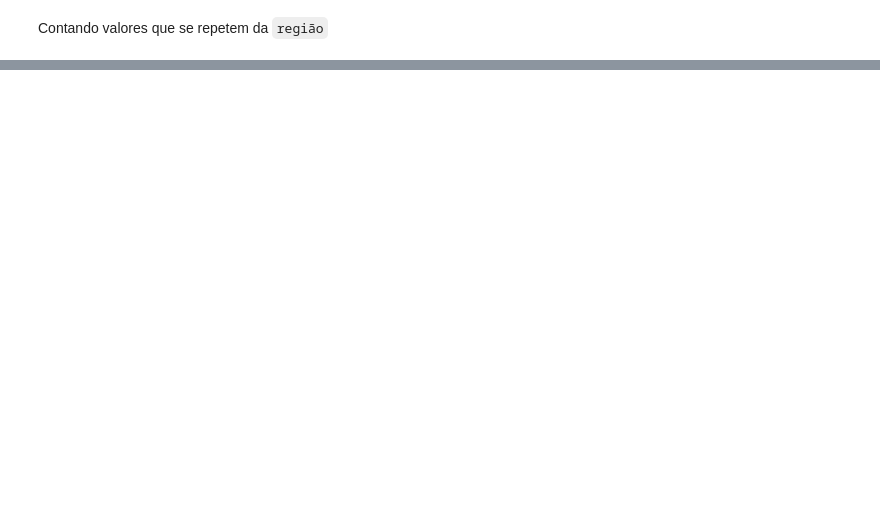
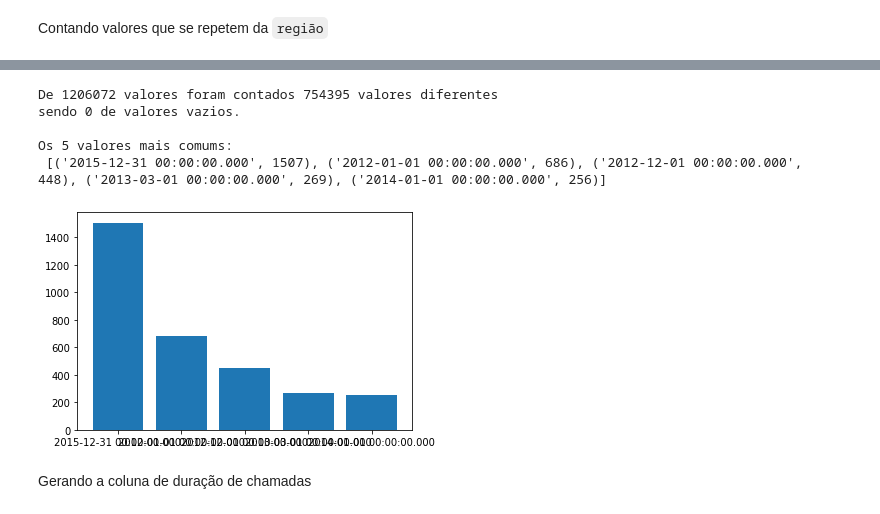
Before and after one commit to ViniZap4/Trabalho-IA-2022.2, a Jupyter notebook: trabalho_de_Inteligência_Artificial.ipynb, the cells around one changed output, grey strips where cells are left out. Drawn from its saved outputs; the diff is of its cells as text; code cells hidden in the pictures; blank space fills up the shorter version.

```diff
--- a/trabalho_de_Inteligência_Artificial.ipynb
+++ b/trabalho_de_Inteligência_Artificial.ipynb
@@ -148,0 +177,11 @@ Os 4 valores mais comums:
+# %%
+counterValues("DataArquivamento", 5)
+# %% [output]
+De 1206072 valores foram contados 754395 valores diferentes
+sendo 0 de valores vazios.
+
+Os 5 valores mais comums:
+ [('2015-12-31 00:00:00.000', 1507), ('2012-01-01 00:00:00.000', 686), ('2012-12-01 00:00:00.000', 448), ('2013-03-01 00:00:00.000', 269), ('2014-01-01 00:00:00.000', 256)]
+[figure, added]
+# %% [markdown]
+Gerando a coluna de duração de chamadas
```
Also changed, not shown: parts of 24 cells of this notebook, 1 other file.
